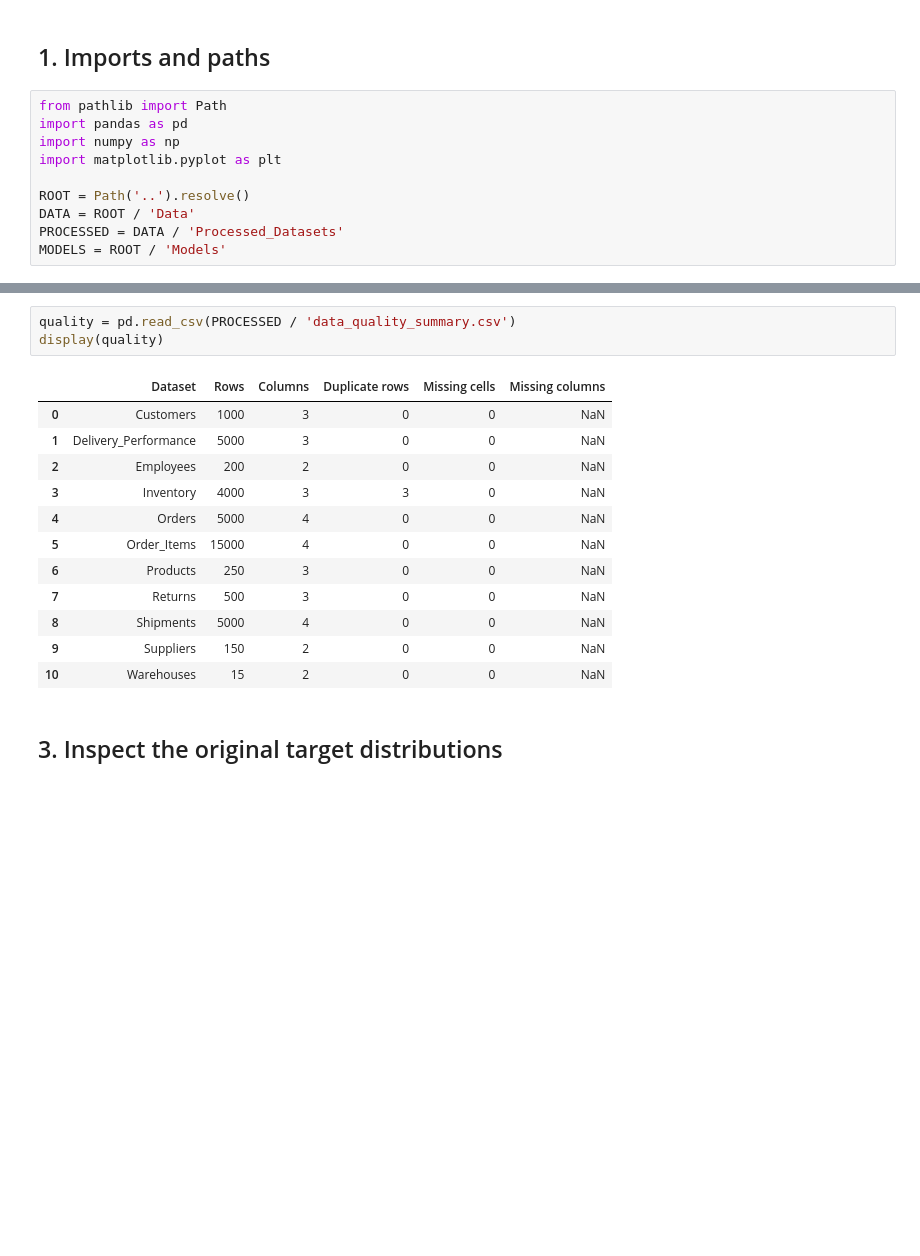
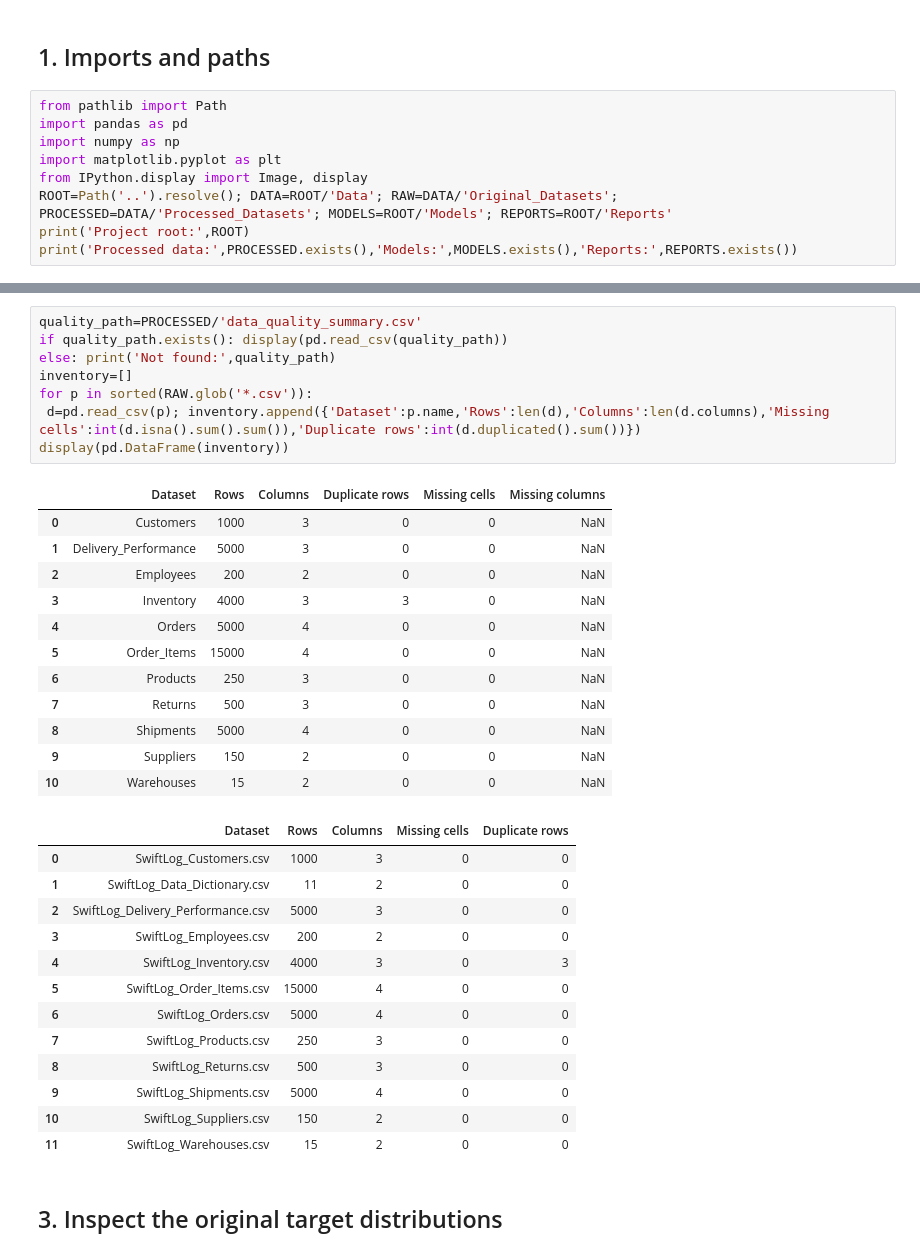
Before and after one commit to Charlez023/SwiftLog-ML-Engineering, a Jupyter notebook: Notebook/Week5_MachineLearning.ipynb, the cells around one changed output, grey strips where cells are left out. Cells and saved outputs as stored; diff of their text form; blank space fills up the shorter version.

```diff
--- a/Notebook/Week5_MachineLearning.ipynb
+++ b/Notebook/Week5_MachineLearning.ipynb
@@ -13,8 +11,7 @@ from pathlib import Path
 import pandas as pd
 import numpy as np
 import matplotlib.pyplot as plt
-
-ROOT = Path('..').resolve()
-DATA = ROOT / 'Data'
-PROCESSED = DATA / 'Processed_Datasets'
-MODELS = ROOT / 'Models'
+from IPython.display import Image, display
+ROOT=Path('..').resolve(); DATA=ROOT/'Data'; RAW=DATA/'Original_Datasets'; PROCESSED=DATA/'Processed_Datasets'; MODELS=ROOT/'Models'; REPORTS=ROOT/'Reports'
+print('Project root:',ROOT)
+print('Processed data:',PROCESSED.exists(),'Models:',MODELS.exists(),'Reports:',REPORTS.exists())
@@ -24,19 +25,37 @@ The source tables cover customers, orders, order items, products, shipments, del
-# %%
-quality = pd.read_csv(PROCESSED / 'data_quality_summary.csv')
-display(quality)
-# %% [output]
-|  | Dataset | Rows | Columns | Duplicate rows | Missing cells | Missing columns |
-| 0 | Customers | 1000 | 3 | 0 | 0 | NaN |
-| 1 | Delivery_Performance | 5000 | 3 | 0 | 0 | NaN |
-| 2 | Employees | 200 | 2 | 0 | 0 | NaN |
-| 3 | Inventory | 4000 | 3 | 3 | 0 | NaN |
-| 4 | Orders | 5000 | 4 | 0 | 0 | NaN |
-| 5 | Order_Items | 15000 | 4 | 0 | 0 | NaN |
-| 6 | Products | 250 | 3 | 0 | 0 | NaN |
-| 7 | Returns | 500 | 3 | 0 | 0 | NaN |
-| 8 | Shipments | 5000 | 4 | 0 | 0 | NaN |
-| 9 | Suppliers | 150 | 2 | 0 | 0 | NaN |
-| 10 | Warehouses | 15 | 2 | 0 | 0 | NaN |
+# %%
+quality_path=PROCESSED/'data_quality_summary.csv'
+if quality_path.exists(): display(pd.read_csv(quality_path))
+else: print('Not found:',quality_path)
+inventory=[]
+for p in sorted(RAW.glob('*.csv')):
+ d=pd.read_csv(p); inventory.append({'Dataset':p.name,'Rows':len(d),'Columns':len(d.columns),'Missing cells':int(d.isna().sum().sum()),'Duplicate rows':int(d.duplicated().sum())})
+display(pd.DataFrame(inventory))
+# %% [output]
+|  | Dataset | Rows | Columns | Duplicate rows | Missing cells | Missing columns |
+| 0 | Customers | 1000 | 3 | 0 | 0 | NaN |
+| 1 | Delivery_Performance | 5000 | 3 | 0 | 0 | NaN |
+| 2 | Employees | 200 | 2 | 0 | 0 | NaN |
+| 3 | Inventory | 4000 | 3 | 3 | 0 | NaN |
+| 4 | Orders | 5000 | 4 | 0 | 0 | NaN |
+| 5 | Order_Items | 15000 | 4 | 0 | 0 | NaN |
+| 6 | Products | 250 | 3 | 0 | 0 | NaN |
+| 7 | Returns | 500 | 3 | 0 | 0 | NaN |
+| 8 | Shipments | 5000 | 4 | 0 | 0 | NaN |
+| 9 | Suppliers | 150 | 2 | 0 | 0 | NaN |
+| 10 | Warehouses | 15 | 2 | 0 | 0 | NaN |
+|  | Dataset | Rows | Columns | Missing cells | Duplicate rows |
+| 0 | SwiftLog_Customers.csv | 1000 | 3 | 0 | 0 |
+| 1 | SwiftLog_Data_Dictionary.csv | 11 | 2 | 0 | 0 |
+| 2 | SwiftLog_Delivery_Performance.csv | 5000 | 3 | 0 | 0 |
+| 3 | SwiftLog_Employees.csv | 200 | 2 | 0 | 0 |
+| 4 | SwiftLog_Inventory.csv | 4000 | 3 | 0 | 3 |
+| 5 | SwiftLog_Order_Items.csv | 15000 | 4 | 0 | 0 |
+| 6 | SwiftLog_Orders.csv | 5000 | 4 | 0 | 0 |
+| 7 | SwiftLog_Products.csv | 250 | 3 | 0 | 0 |
+| 8 | SwiftLog_Returns.csv | 500 | 3 | 0 | 0 |
+| 9 | SwiftLog_Shipments.csv | 5000 | 4 | 0 | 0 |
+| 10 | SwiftLog_Suppliers.csv | 150 | 2 | 0 | 0 |
+| 11 | SwiftLog_Warehouses.csv | 15 | 2 | 0 | 0 |
 # %% [markdown]
 ## 3. Inspect the original target distributions
 # %%
```
Also changed, not shown: parts of 28 cells of this notebook, 11 other files.
